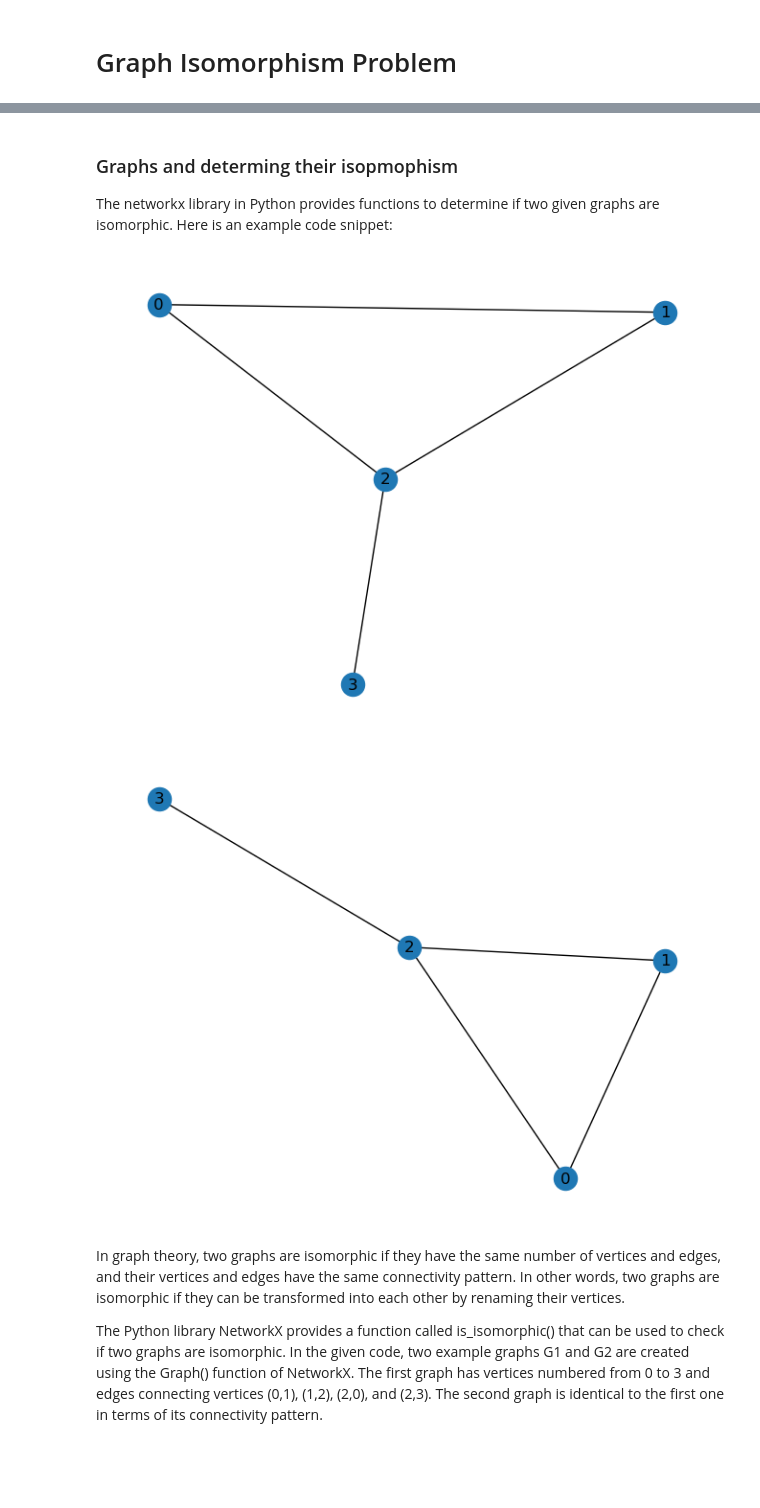
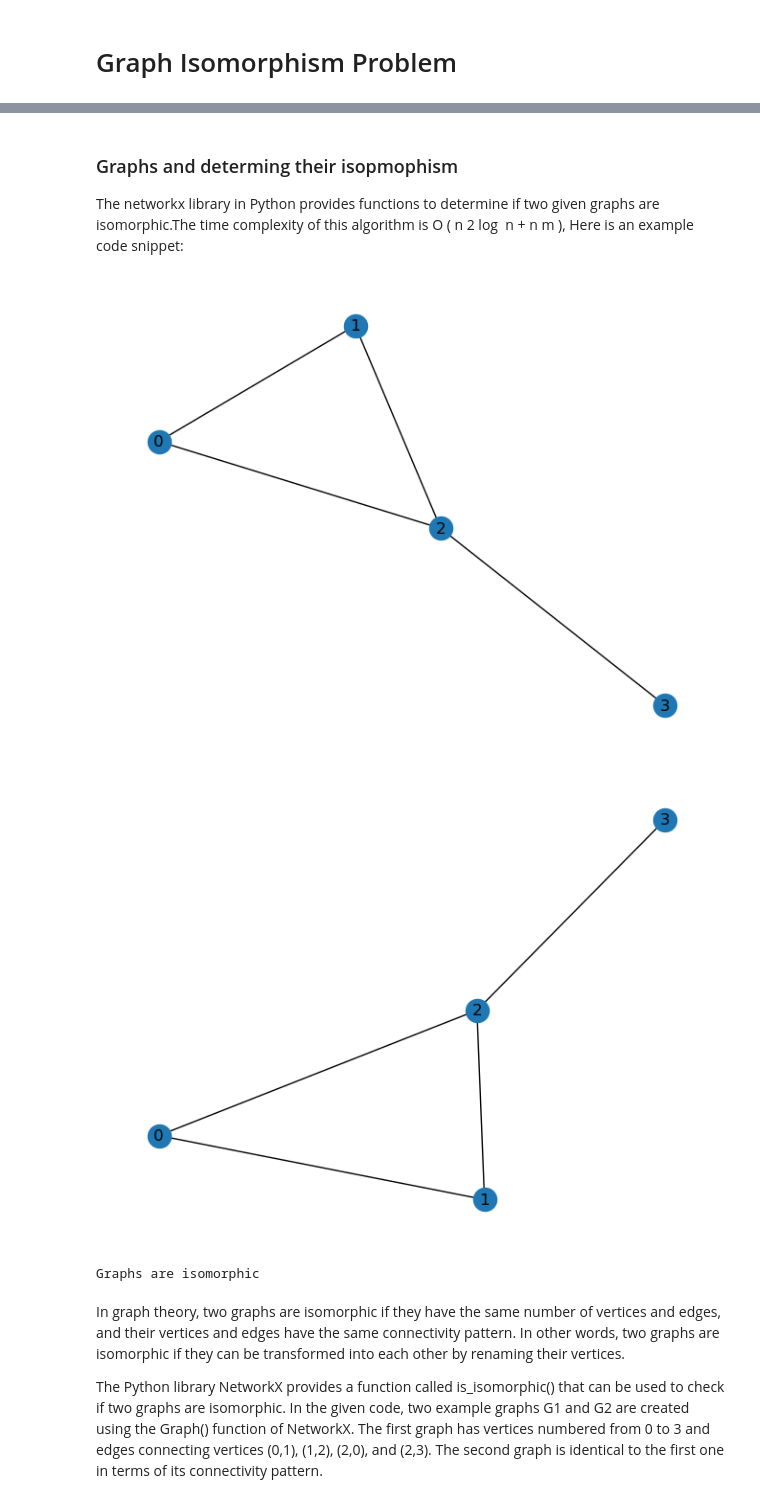
Before and after one commit to Juice234/Graph_theory, a Jupyter notebook: graph_isomorphism.ipynb, the cells around one changed output, grey strips where cells are left out. Saved outputs shown, nothing was run; the diff lists cells and outputs as text; code cells hidden in the pictures; blank space fills up the shorter version.

```diff
--- a/graph_isomorphism.ipynb
+++ b/graph_isomorphism.ipynb
@@ -15,24 +13,30 @@ In this Jupyter notebook, we will explore the graph isomorphism problem and prov
 # %% [markdown]
 ### Graphs and determing their isopmophism
 
-The networkx library in Python provides functions to determine if two given graphs are isomorphic. Here is an example code snippet:
+The networkx library in Python provides functions to determine if two given graphs are isomorphic.The time complexity of this algorithm is O ( n 2 log ⁡ n + n m ), Here is an example code snippet:
 # %%
 import networkx as nx
 import matplotlib.pyplot as plt
 
 G1 = nx.Graph([(0,1),(1,2),(2,0),(2,3)])
 G2 = nx.Graph([(0,1),(1,2),(2,0),(2,3)])
 
 # Draw Graph 1
 nx.draw(G1, with_labels=True)
 plt.show()
 
 # Draw Graph 2
 nx.draw(G2, with_labels=True)
 plt.show()
+
+if nx.is_isomorphic(G1, G2):
+        print("Graphs are isomorphic")
+else:
+        print("Graphs are not isomorphic")
 # %% [output]
-[figure, old version]
+[figure, new version]
-[figure, old version]
+[figure, new version]
+Graphs are isomorphic
 # %% [markdown]
 In graph theory, two graphs are isomorphic if they have the same number of vertices and edges, and their vertices and edges have the same connectivity pattern. In other words, two graphs are isomorphic if they can be transformed into each other by renaming their vertices.
 
```
Also changed, not shown: parts of 12 cells of this notebook.
